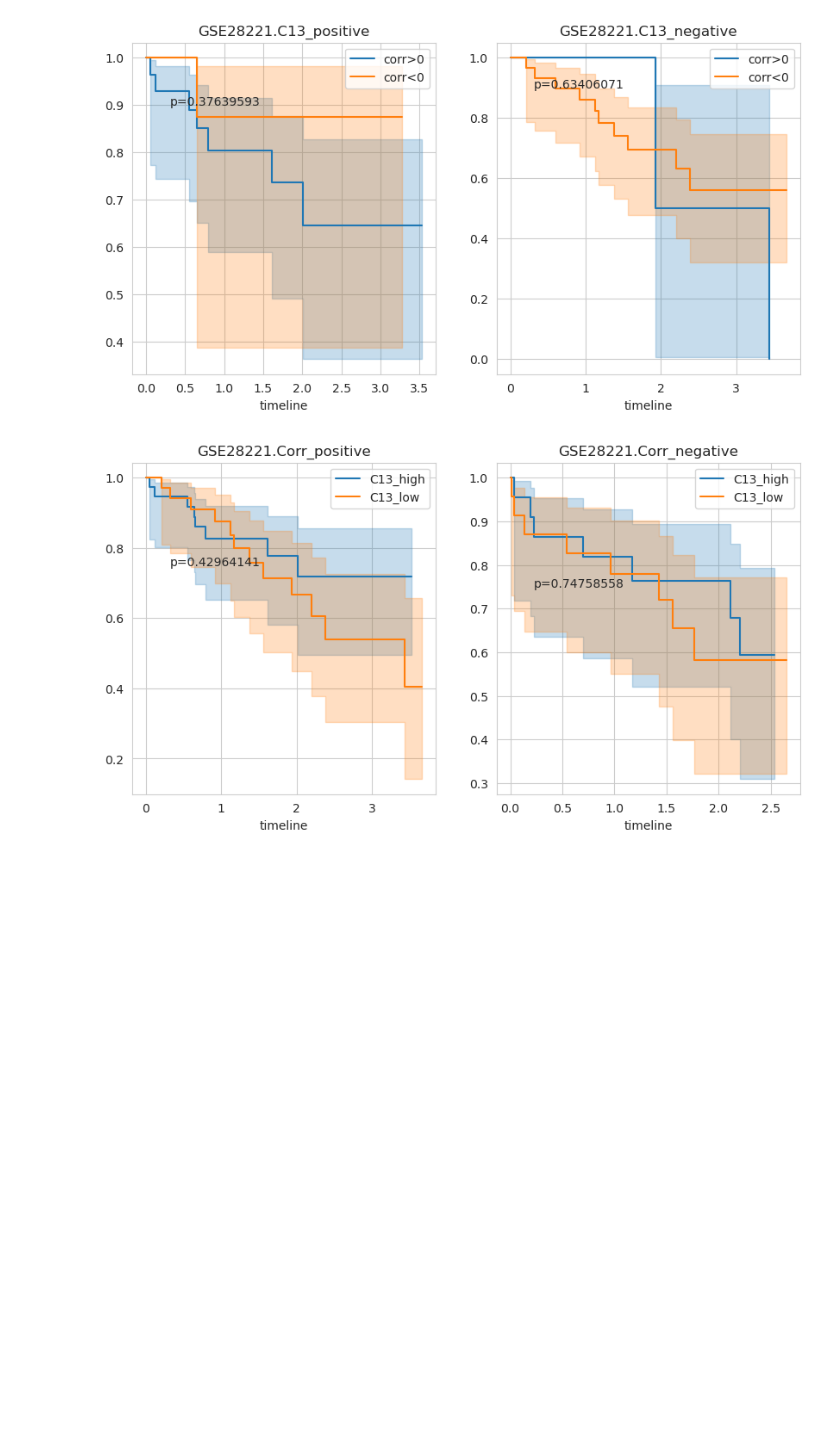
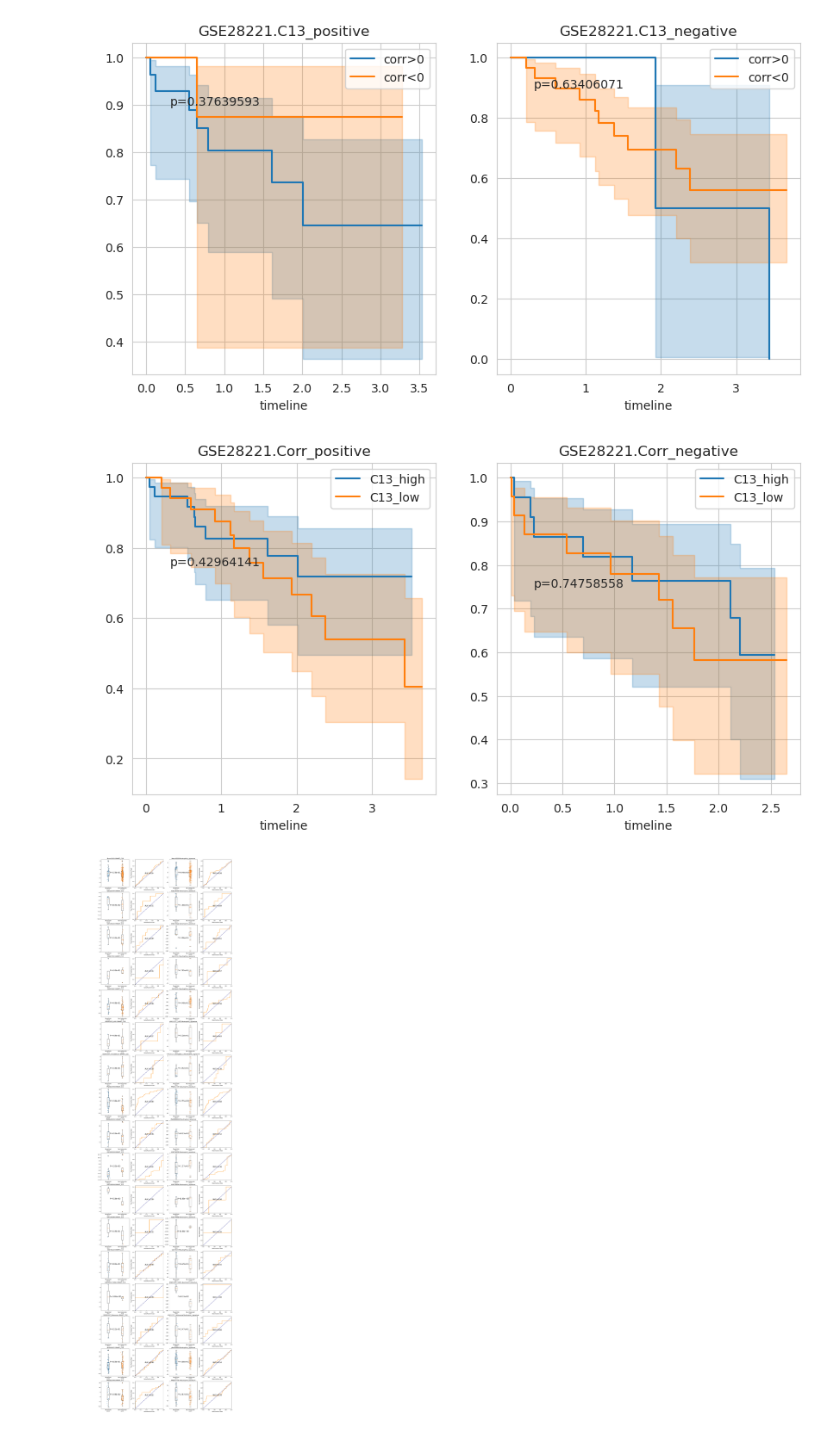
Before and after one commit to yoyoong/Tres, a Jupyter notebook: 4.Macrophage_analysis/validation_plot.ipynb, the cells around one changed output. Drawn from its saved outputs; the diff is of its cells as text; code cells hidden in the pictures; blank space fills up the shorter version.

```diff
--- a/4.Macrophage_analysis/validation_plot.ipynb
+++ b/4.Macrophage_analysis/validation_plot.ipynb
@@ -206,3 +206,68 @@ for i in range(len(dataset_list)):
 plt.show()
 # %% [output]
 [figure]
+# %%
+import matplotlib.pyplot as plt
+import matplotlib.gridspec as gridspec
+from scipy.stats import ranksums
+from sklearn import metrics
+
+dataset_list = ["Braun2020", "GSE100797", "GSE135222", "GSE67501", "GSE91061", "GSE93157_LUSC", "GSE93157_nonsqNSCLC", "PRJEB23709", "PRJNA482620", "GSE106128", "GSE126044", "GSE145996", "GSE78220", "GSE93157_HNSC", "GSE93157_Melanoma", "phs000452", "PRJEB25780"]
+fig = plt.figure(figsize=(20, 5 * len(dataset_list)))
+gs = gridspec.GridSpec(nrows=len(dataset_list), ncols=4, width_ratios=[1, 1, 1, 1])
+for signature_name in ['SMART_C13', 'Neutrophils_signature']:
+    for i in range(len(dataset_list)):
+        dataset = dataset_list[i]
+        # print(f"Process {dataset}")
+        bulk_response_path = f'/sibcb2/bioinformatics2/hongyuyang/dataset/Tres/5.Analysis_data/{dataset}/{dataset}.bulk_response.csv'
+        bulk_response_df = pd.read_csv(bulk_response_path, header=0, index_col=0, delimiter='\t')
+
+        sample_annotation_path = f'/sibcb2/bioinformatics2/hongyuyang/dataset/Tres/5.Analysis_data/{dataset}/{dataset}.Response.tsv'
+        sample_annotation_df = pd.read_csv(sample_annotation_path, delimiter='\t', header=0, index_col=0)
+        sample_annotation_df.set_index('sample_id', inplace=True)
+
+        response_correlation = bulk_response_df.loc[signature_name][sample_annotation_df[sample_annotation_df['response_NR'] == 'R'].index].dropna()
+        nonresponse_correlation = bulk_response_df.loc[signature_name][sample_annotation_df[sample_annotation_df['response_NR'] == 'N'].index].dropna()
+        # if sum(response_correlation == np.nan) > 0 or sum(nonresponse_correlation == np.nan) > 0:
+        #     continue
+
+        correlation_data = [np.array(response_correlation).ravel(), np.array(nonresponse_correlation).ravel()]
+        p_value = ranksums(response_correlation, nonresponse_correlation).pvalue
+        p_value_format = format(p_value, '0.2e')
+
+        if signature_name == 'SMART_C13':
+            ax1 = fig.add_subplot(gs[i, 0])
+            ax2 = fig.add_subplot(gs[i, 1])
+        elif signature_name == 'Neutrophils_signature':
+            ax1 = fig.add_subplot(gs[i, 2])
+            ax2 = fig.add_subplot(gs[i, 3])
+
+        ax1.boxplot(correlation_data)
+        # add scatter
+        for i in range(len(correlation_data)):
+            y = correlation_data[i]
+            x = np.random.normal(i + 1, 0.04, size=len(y))
+            ax1.scatter(x, y, alpha=0.7, s=10)
+        y_mean = (max(max(row) for row in correlation_data) + min(min(row) for row in correlation_data)) / 2
+        ax1.text(1.5, y_mean, f'P={p_value_format}', ha='center', fontsize=15)
+        ax1.set_xticks([1, 2])
+        ax1.set_xticklabels([f'Responder\nn={len(response_correlation)}', f'Non-Responder\nn={len(nonresponse_correlation)}'])
+
+        # calculate ROC
+        y_true = [1] * len(response_correlation) + [0] * len(nonresponse_correlation)
+        y_pred = list(correlation_data[0]) + list(correlation_data[1])
+        fpr, tpr, thresholds = metrics.roc_curve(y_true, y_pred)
+        roc_auc = metrics.auc(fpr, tpr)
+
+        ax2.plot(fpr, tpr, color='darkorange', label=f'ROC curve (area = {roc_auc})')
+        ax2.plot([0, 1], [0, 1], color='navy', linestyle='--')
+        ax2.text(0.5, 0.5, f'AUC={"{:.2f}".format(roc_auc)}', ha='center', fontsize=15)
+        ax2.set_xlim([0.0, 1.0])
+        ax2.set_ylim([0.0, 1.05])
+        ax2.set_xlabel('False Positive Rate')
+        ax2.set_ylabel('True Positive Rate')
+
+        ax1.set_title(f'{dataset}-{signature_name}')
+plt.show()
+# %% [output]
+[figure, added]
```
Also changed, not shown: parts of 1 cell of this notebook, 9 other files.
